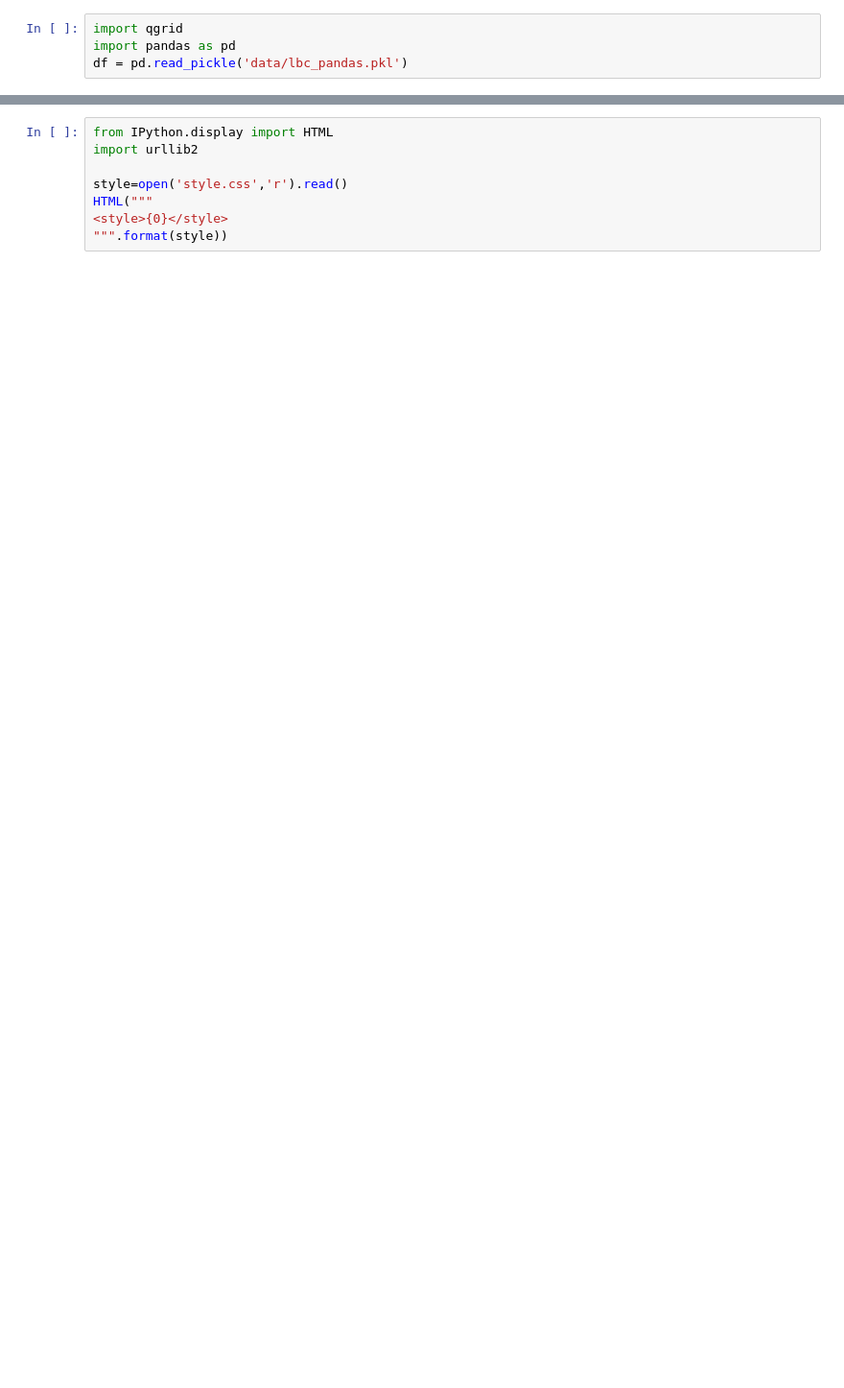
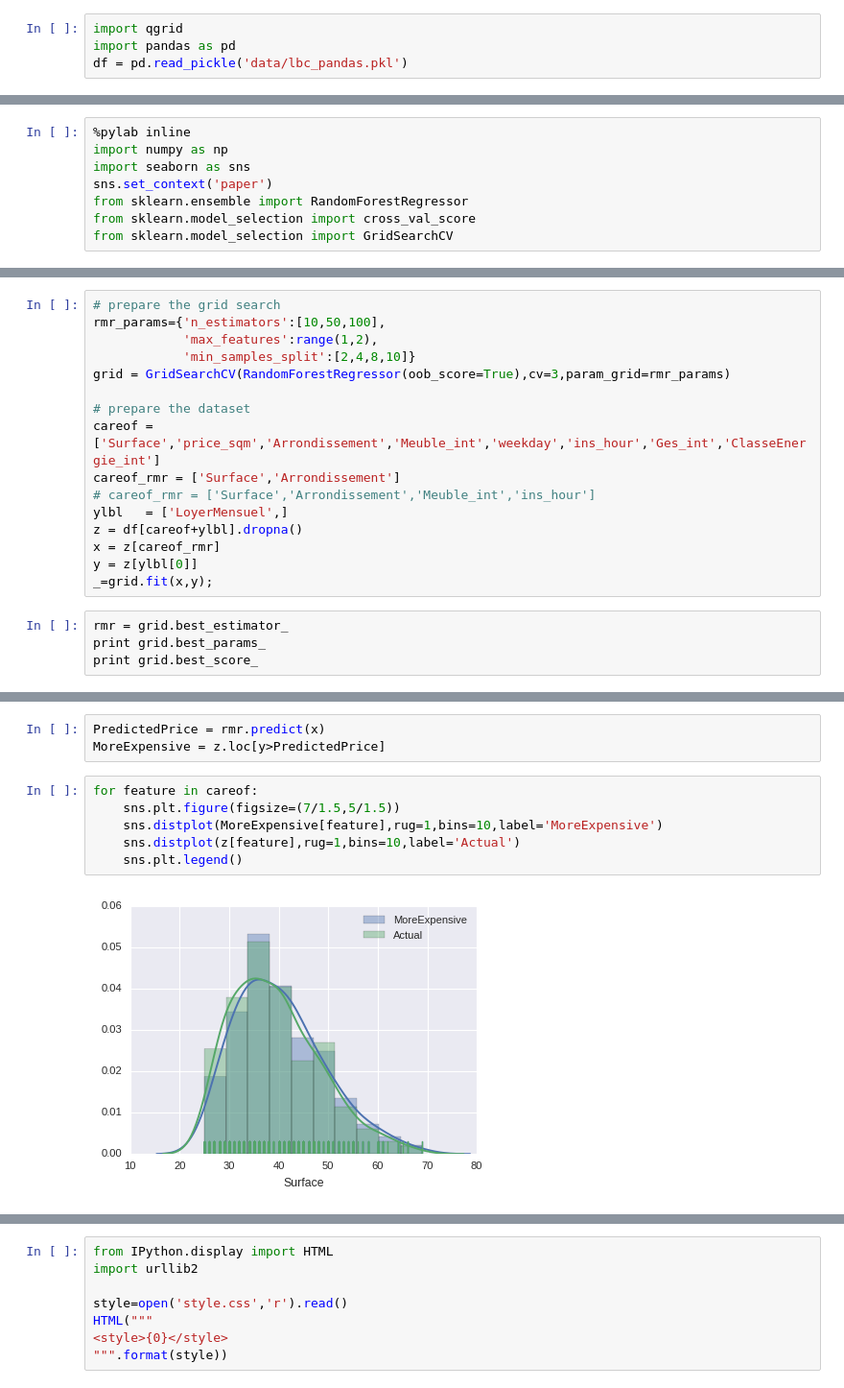
Before and after one commit to astyonax/machine-learning-paris-flat, a Jupyter notebook: v2/Above Average.ipynb, the cells around one changed output, grey strips where cells are left out. Shown at 96% size. Drawn from its saved outputs; the diff is of its cells as text; blank space fills up the shorter version.

```diff
--- a/v2/Above Average.ipynb
+++ b/v2/Above Average.ipynb
@@ -31,0 +32,8 @@ qgrid.show_grid(df[df.Arr_Meu_cls>0][careof])
+# %%
+%pylab inline
+import numpy as np
+import seaborn as sns
+sns.set_context('paper')
+from sklearn.ensemble import RandomForestRegressor
+from sklearn.model_selection import cross_val_score
+from sklearn.model_selection import GridSearchCV
@@ -31,0 +44,20 @@ qgrid.show_grid(df[df.Arr_Meu_cls>0][careof])
+# %%
+# prepare the grid search
+rmr_params={'n_estimators':[10,50,100],
+            'max_features':range(1,2),
+            'min_samples_split':[2,4,8,10]}
+grid = GridSearchCV(RandomForestRegressor(oob_score=True),cv=3,param_grid=rmr_params)
+
+# prepare the dataset
+careof = ['Surface','price_sqm','Arrondissement','Meuble_int','weekday','ins_hour','Ges_int','ClasseEnergie_int']
+careof_rmr = ['Surface','Arrondissement']
+# careof_rmr = ['Surface','Arrondissement','Meuble_int','ins_hour']
+ylbl   = ['LoyerMensuel',]
+z = df[careof+ylbl].dropna()
+x = z[careof_rmr]
+y = z[ylbl[0]]
+_=grid.fit(x,y);
+# %%
+rmr = grid.best_estimator_
+print grid.best_params_
+print grid.best_score_
@@ -31,0 +79,11 @@ qgrid.show_grid(df[df.Arr_Meu_cls>0][careof])
+# %%
+PredictedPrice = rmr.predict(x)
+MoreExpensive = z.loc[y>PredictedPrice]
+# %%
+for feature in careof:
+    sns.plt.figure(figsize=(7/1.5,5/1.5))
+    sns.distplot(MoreExpensive[feature],rug=1,bins=10,label='MoreExpensive')
+    sns.distplot(z[feature],rug=1,bins=10,label='Actual')
+    sns.plt.legend()
+# %% [output]
+[figure, added]
```
Also changed, not shown: parts of 7 cells of this notebook, 3 other files.
